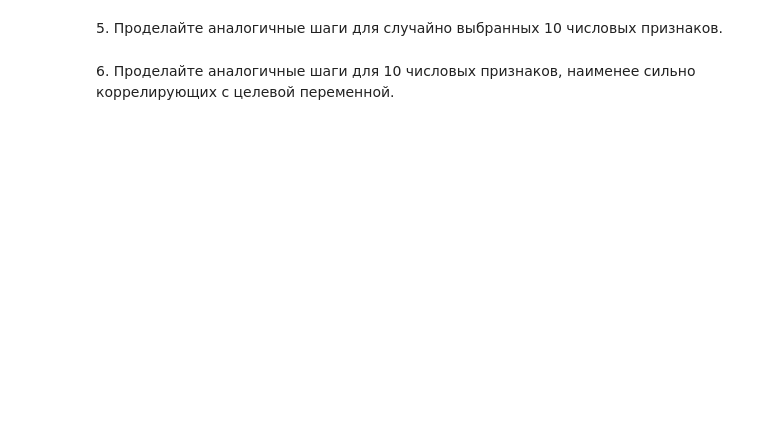
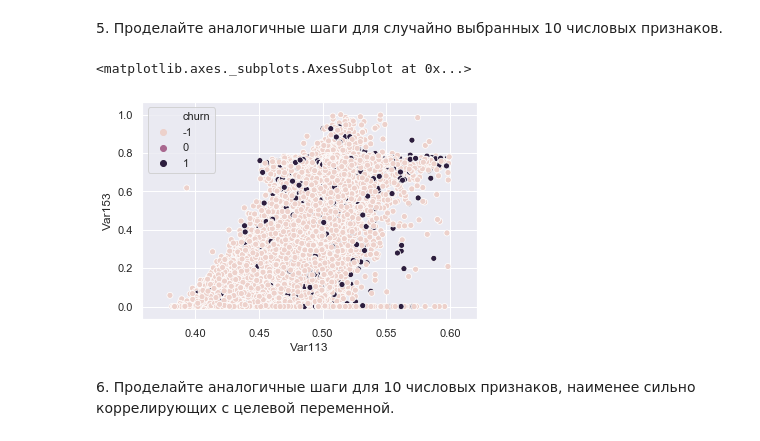
Before and after one commit to metelkinp/coursera-ml-churn-prediction, a Jupyter notebook: week_1.ipynb, the cells around one changed output. Cells and saved outputs as stored; diff of their text form; code cells hidden in the pictures; blank space fills up the shorter version.

```diff
--- a/week_1.ipynb
+++ b/week_1.ipynb
@@ -56,3 +68,32 @@ Name: churn, dtype: float64
 3\. Рассчитайте корреляции переменных с целевой функцией и проанализируйте полученные данные.
 
 Обратите внимание на то, что целевая функция предсталвляет собой бинарную переменную. Теоретически, это не помешает рассчиать, например, корреляцию Пирсона между непрерывной переменной и целевой функцией, онднако анализиоовать полученные результаты будет сложно, корреляция Пирсона просто не рассчитана на такое применение. Кто уже забыл, как действовать в такой ситуации - вспоминить можно вот здесь: https://www.coursera.org/teach/stats-for-data-analysis/content/edit/lecture/prX3S/video-subtitles
+# %%
+# Функции для расчета корреляций
+
+def num_features_binary_target_corr():
+    """
+    An empirical rule E(X1|X2 = 1) - E(X1|X2 = 0) is used
+    """
+    for f_name in num_features:
+        corr_v = df[f_name][df.churn == 1].mean() - df[f_name][df.churn == -1].mean()
+        yield f_name, corr_v
+
+
+def cat_features_binary_target_corr():
+    """
+    Cramer's V coefficient is used
+    """
+    for f_name in cat_features:
+        confusion_mx = pd.crosstab(df[f_name], df.churn)
+        n = confusion_mx.sum().sum()
+        phi2 = ss.chi2_contingency(confusion_mx)[0] / n
+        r, k = confusion_mx.shape
+        phi2corr = max(0, phi2-((k-1)*(r-1))/(n-1))
+        rcorr = r-((r-1)**2)/(n-1)
+        kcorr = k-((k-1)**2)/(n-1)
+        yield f_name, np.sqrt(phi2corr/min((kcorr-1),(rcorr-1)))
+# %%
+# Расчет величин корреляций с целевой переменной
+num_corrs = pd.DataFrame.from_dict(dict(num_features_binary_target_corr()), orient='index', columns=['correlation'])
+cat_corrs = pd.DataFrame.from_dict(dict(cat_features_binary_target_corr()), orient='index', columns=['correlation'])
@@ -63,4 +202,12 @@ Name: churn, dtype: float64
 # %% [markdown]
 5\. Проделайте аналогичные шаги для случайно выбранных 10 числовых признаков.
+# %%
+tmp = norm_top_20[['Var153', 'Var113']]
+tmp['churn'] = df.churn
+tmp = tmp[(tmp.Var113 > 0.38) & (tmp.Var113 < 0.6)]
+sns.scatterplot(x='Var113', y='Var153', data=tmp, hue='churn')
+# %% [output]
+<matplotlib.axes._subplots.AxesSubplot at 0x...>
+[figure, added]
 # %% [markdown]
 6\. Проделайте аналогичные шаги для 10 числовых признаков, наименее сильно коррелирующих с целевой переменной.
```
Also changed, not shown: parts of 13 cells of this notebook.
